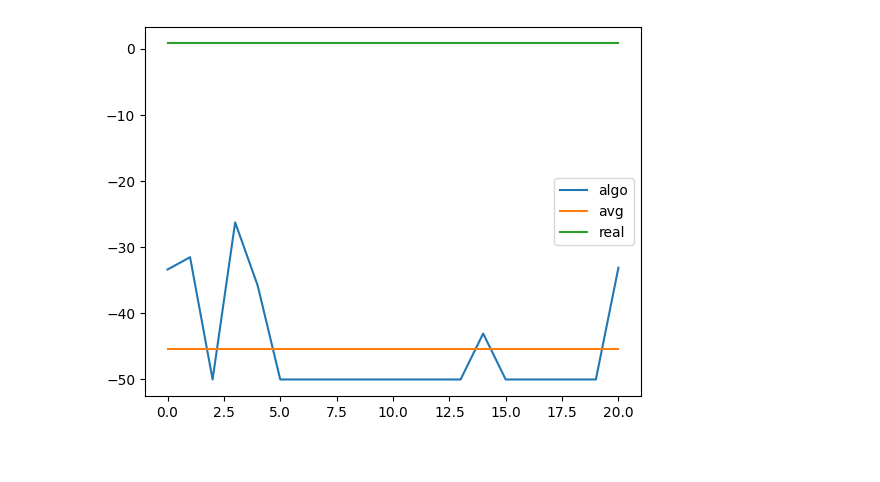
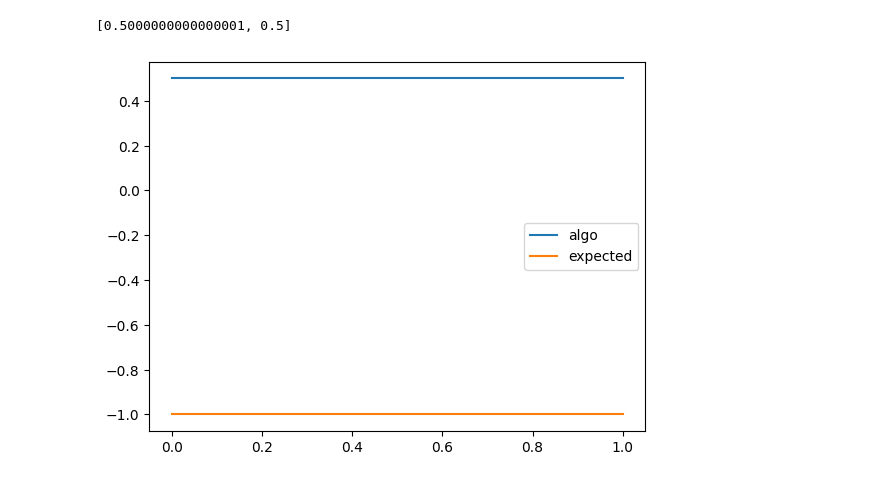
Before and after one commit to Quantum-Linear-Algebra/ODMD, a Jupyter notebook: ODMD.ipynb, the cells around one changed output. Drawn from its saved outputs; the diff is of its cells as text; code cells hidden in the pictures.

```diff
--- a/ODMD.ipynb
+++ b/ODMD.ipynb
@@ -40,12 +40,13 @@ def create_hamiltonian(qubits, g, quiet=False):
         if not quiet: print("-"+str(g)+"*"+str(temp)+" ", end='')
         H += -g*temp.to_matrix()
     if not quiet: print("\n")
-    scale_factor = pi*3/4
-    # normalize the Hamiltonian (not needed here)
+
+    scale_factor = 1
+    # normalize the Hamiltonian
     H = scale_factor*H/np.linalg.norm(H, ord=2)
 
     # # rotate matrix so that it will be positive definite
-    # H += pi*np.eye(2**qubits)
+    # H += np.eye(2**qubits)
 
     if not quiet: print("Eigenvalues of the Hamiltonian:\n", np.linalg.eigvals(H))
     min_eigenvalue = np.min(np.linalg.eigvals(H))
@@ -53,30 +54,36 @@ def create_hamiltonian(qubits, g, quiet=False):
 
     return H
 
-def run_hadamard_test(ham, t):
-    # # just for testing
-    # Ham  = np.array([[1,0], [0, np.exp(1j*pi)]])
+def ht(ham, t, W = 'Re'):
     qr_ancilla = QuantumRegister(1)
     qr_eigenstate = QuantumRegister(np.log2(Ham[0].shape[0]))
     cr = ClassicalRegister(1)
     qc = QuantumCircuit(qr_ancilla, qr_eigenstate, cr)
     qc.h(qr_ancilla)
-    # qc.x(qr_eigenstate)
-    mat = expm(1j * Ham*t)
+    # qc.h(qr_eigenstate)
+    mat = expm(1j*Ham*t)
     controlled_U = UnitaryGate(mat).control(annotated="yes")
     qc.append(controlled_U, qargs = [qr_ancilla[:]] + qr_eigenstate[:] )
+    if W[0] == 'I': qc.sdg(qr_ancilla)
     qc.h(qr_ancilla)
     qc.measure(qr_ancilla[0],cr[0])
     # print(qc)
     aer_sim = AerSimulator()
     trans_qc = transpile(qc, aer_sim)
-    Nsample = 100
+    Nsample = 1000
     counts = aer_sim.run(trans_qc, shots = Nsample).result().get_counts()
 
-    re_p0 = 0
+    p0 = 0
     if counts.get('0') is not None:
-        re_p0 = counts['0']/Nsample
+        p0 = counts['0']/Nsample
+    meas = 2*p0-1
+    return meas
 
-    Re = 2*re_p0-1
-
-    return Re
+def run_hadamard_test(ham, t):
+    Re = ht(ham, t, W = 'Re')
+    Im = ht(ham, t, W = 'Im')
+    print(Re, Im)
+    phase = math.acos(Re)
+    if Im<0: # asin(Im)
+        phase = -phase
+    return phase
@@ -233,12 +280,14 @@ E_0 = -33.10194296036056
 # %%
 real_E_0 = [np.linalg.eigvals(Ham)[0].real for _ in range(len(est_E_0s))]
 avg_E_0 = [np.average(est_E_0s) for _ in range(len(est_E_0s))]
+print(est_E_0s)
+test = np.array(est_E_0s)
 
-test = np.array(est_E_0s)
 plt.plot(est_E_0s, label = "algo")
-plt.plot(avg_E_0, label = "avg")
-plt.plot(real_E_0, label = "real")
+# plt.plot(avg_E_0, label = "algo avg")
+plt.plot(real_E_0, label = "expected")
 plt.legend()
 plt.show()
 # %% [output]
+[0.5000000000000001, 0.5]
-[figure, old version]
+[figure, new version]
```
Also changed, not shown: parts of 5 cells of this notebook.
